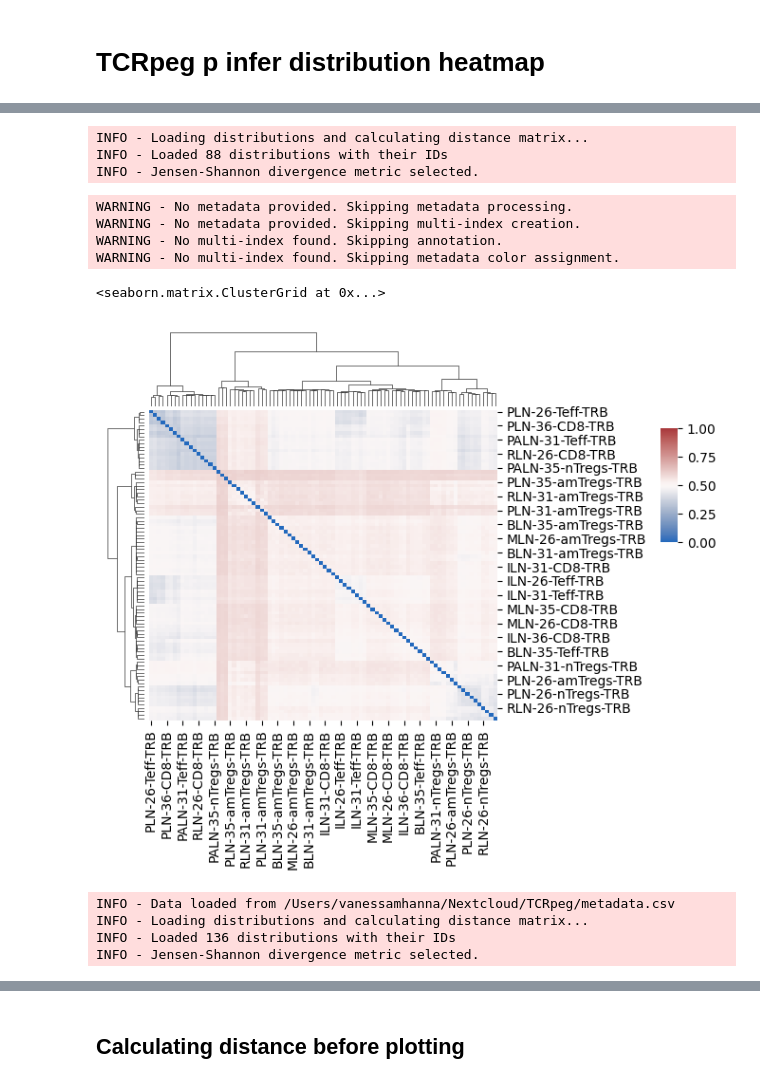
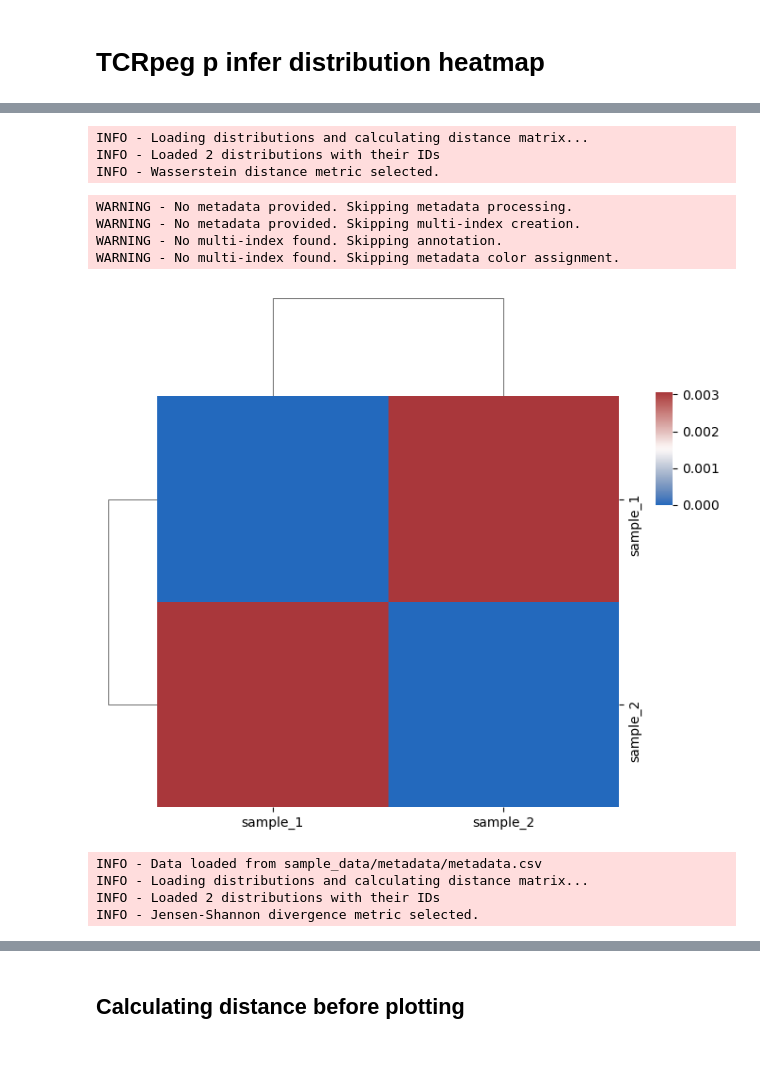
Before and after one commit to i3-unit/TCRpeg_i3, a Jupyter notebook: tutorial_heatmap_pinfer.ipynb, the cells around one changed output, grey strips where cells are left out. Cells and saved outputs as stored; diff of their text form; code cells hidden in the pictures; blank space fills up the shorter version.

Commit message:
Sample heatmap

```diff
--- a/tutorial_heatmap_pinfer.ipynb
+++ b/tutorial_heatmap_pinfer.ipynb
@@ -10,25 +7,23 @@ The autoreload extension is already loaded. To reload it, use:
 # %%
 from tcrpeg_toolkit.distribution_handler import DistributionHeatmapPlotter
 # %%
-plot_heatmap = DistributionHeatmapPlotter(data='/Users/vanessamhanna/Nextcloud/TCRpeg/p_infer/', distance_metric='jsd')
+plot_heatmap = DistributionHeatmapPlotter(data='results_sample_data/p_infer/raw/', distance_metric='wd')
 # %% [output]
 INFO - Loading distributions and calculating distance matrix...
-INFO - Loaded 88 distributions with their IDs
-INFO - Jensen-Shannon divergence metric selected.
+INFO - Loaded 2 distributions with their IDs
+INFO - Wasserstein distance metric selected.
 # %%
-plot_heatmap.run(normalize=True,save=False)
+plot_heatmap.run(normalize=True)
 # %% [output]
 WARNING - No metadata provided. Skipping metadata processing.
 WARNING - No metadata provided. Skipping multi-index creation.
 WARNING - No multi-index found. Skipping annotation.
 WARNING - No multi-index found. Skipping metadata color assignment.
-<seaborn.matrix.ClusterGrid at 0x...>
-[figure, old version]
+[figure, new version]
 # %%
-plot_heatmap_metadata = DistributionHeatmapPlotter(data='/Users/vanessamhanna/Nextcloud/TCRpeg/p_infer/', metadata='/Users/vanessamhanna/Nextcloud/TCRpeg/metadata.csv',
-                                                   distance_metric='jsd')
+plot_heatmap_metadata = DistributionHeatmapPlotter(data='results_sample_data/p_infer/raw/', metadata='sample_data/metadata/metadata.csv')
 # %% [output]
-INFO - Data loaded from /Users/vanessamhanna/Nextcloud/TCRpeg/metadata.csv
+INFO - Data loaded from sample_data/metadata/metadata.csv
 INFO - Loading distributions and calculating distance matrix...
-INFO - Loaded 136 distributions with their IDs
+INFO - Loaded 2 distributions with their IDs
 INFO - Jensen-Shannon divergence metric selected.
```
Also changed, not shown: parts of 8 cells of this notebook.
